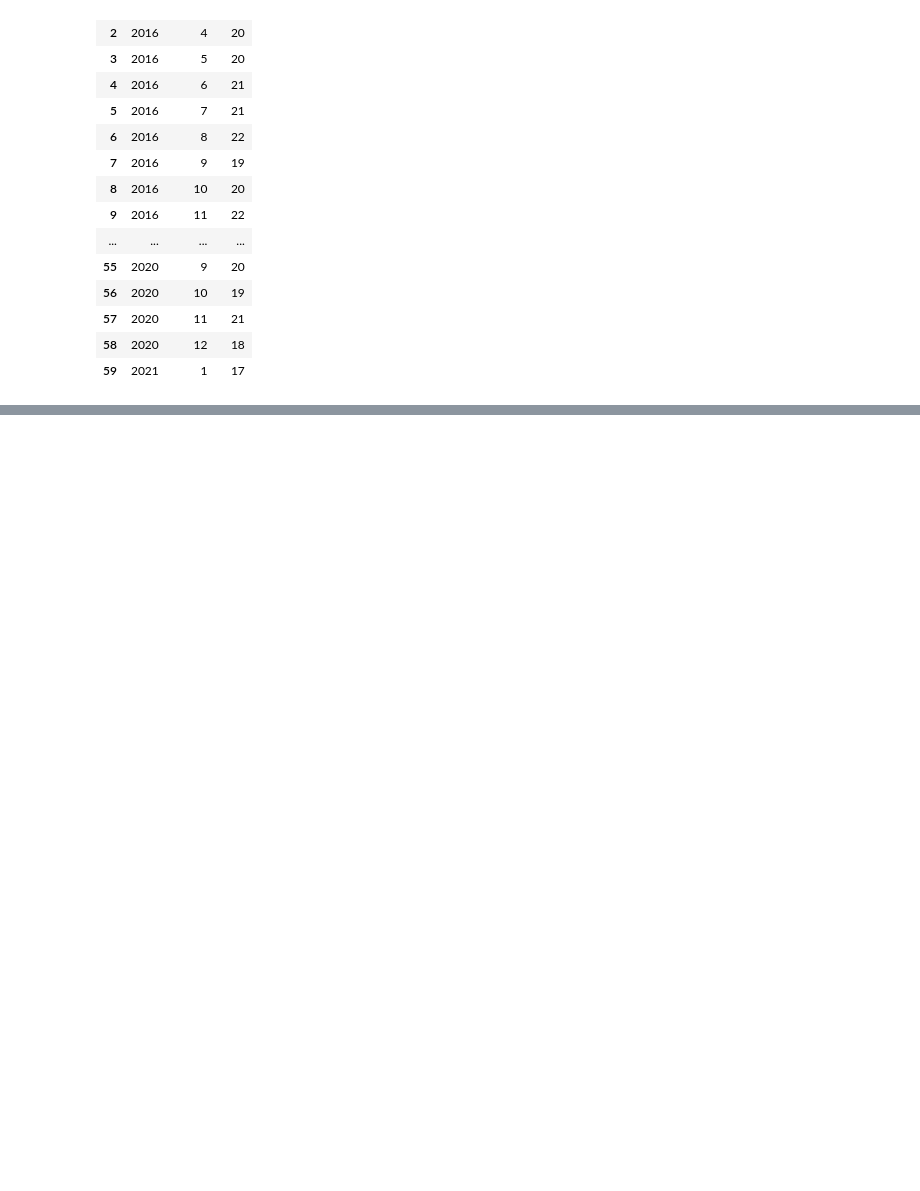
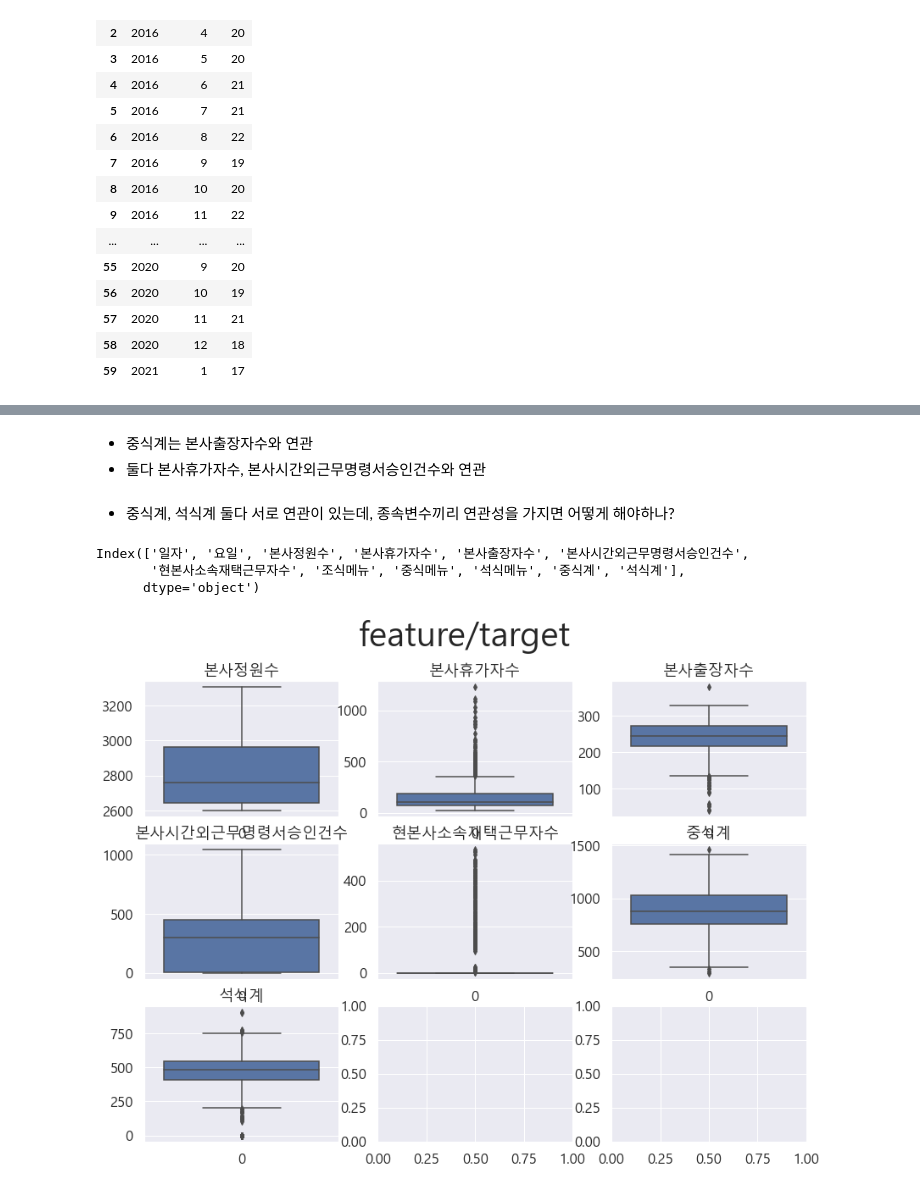
Before and after one commit to Yeony54/AI_Study_Notes, a Jupyter notebook: Machine Learning/02_Predict_Food_Demand/Predict_Food_Demand_EDA.ipynb, the cells around one changed output, grey strips where cells are left out. Cells and saved outputs as stored; diff of their text form; code cells hidden in the pictures; blank space fills up the shorter version.

```diff
--- a/Machine Learning/02_Predict_Food_Demand/Predict_Food_Demand_EDA.ipynb
+++ b/Machine Learning/02_Predict_Food_Demand/Predict_Food_Demand_EDA.ipynb
@@ -675,0 +656,33 @@ df_train.groupby(['year','month'], as_index=False)['date'].count()
+# %% [markdown]
+- 중식계는 본사출장자수와 연관
+- 둘다 본사휴가자수, 본사시간외근무명령서승인건수와 연관
+# %% [markdown]
+- 중식계, 석식계 둘다 서로 연관이 있는데, 종속변수끼리 연관성을 가지면 어떻게 해야하나?
+# %%
+df_train.columns
+# %% [output]
+Index(['일자', '요일', '본사정원수', '본사휴가자수', '본사출장자수', '본사시간외근무명령서승인건수',
+       '현본사소속재택근무자수', '조식메뉴', '중식메뉴', '석식메뉴', '중식계', '석식계'],
+      dtype='object')
+# %%
+fig, ax = plt.subplots(3, 3, figsize = (14, 10))
+
+plt.suptitle('feature/target', fontsize=40)
+
+feature = ['본사정원수', '본사휴가자수', '본사출장자수', '본사시간외근무명령서승인건수',
+       '현본사소속재택근무자수', '중식계', '석식계']
+
+xvalue = 0
+yvalue = 0
+
+for xstr in feature:
+    sns.boxplot(data = df_train[xstr], ax=ax[yvalue][xvalue])
+    ax[yvalue][xvalue].set_title(xstr)
+
+    if xvalue == 2:
+        xvalue = 0
+        yvalue += 1
+    else :
+        xvalue += 1
+# %% [output]
+[figure, added]
```
Also changed, not shown: parts of 27 cells of this notebook, 5 other files.
